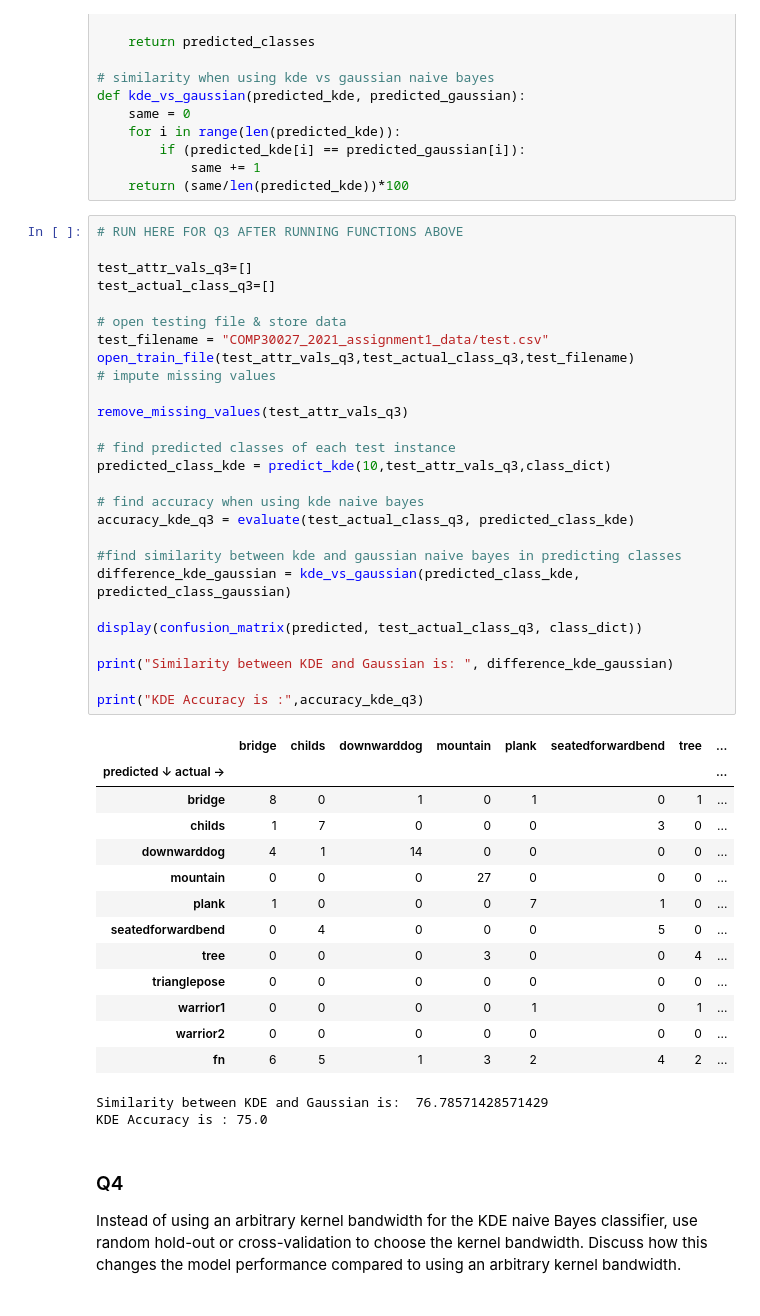
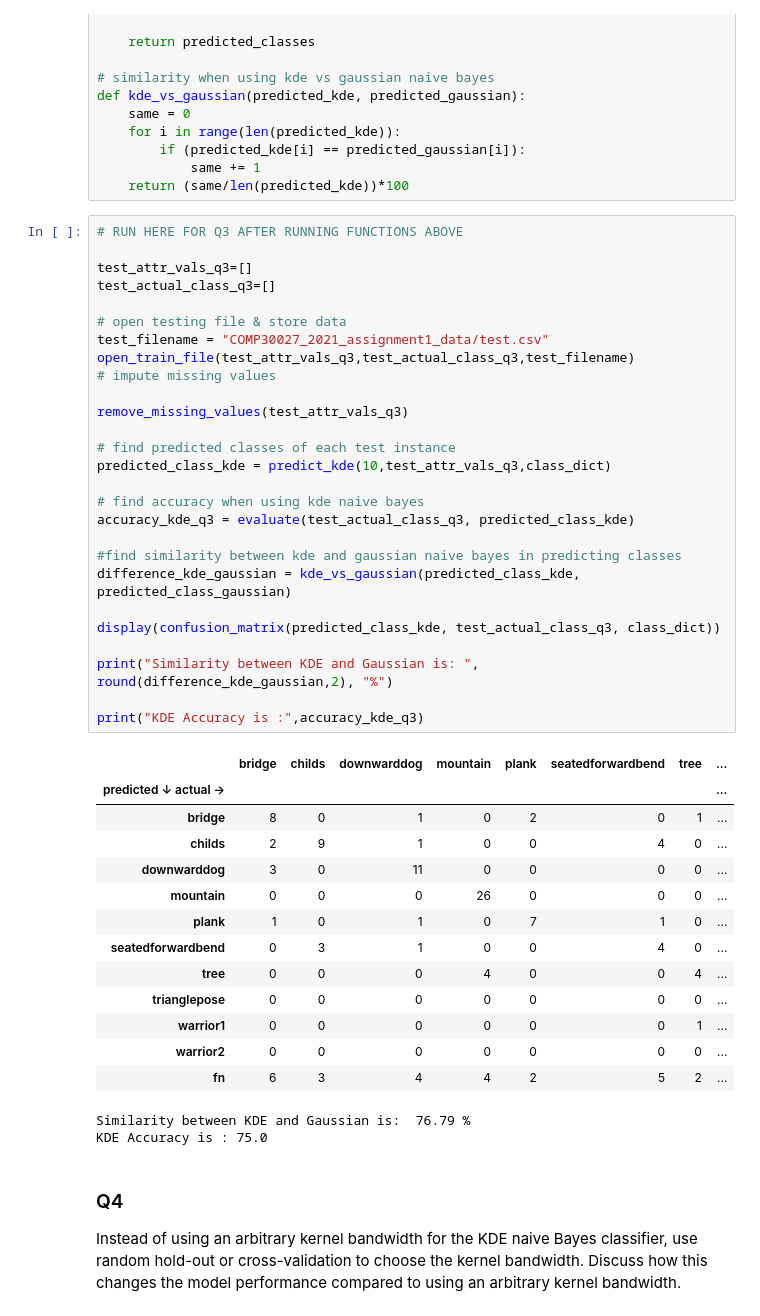
Before and after one commit to pbudiman/GaussianNaiveBayes, a Jupyter notebook: COMP30027_2021_assignment1_template.ipynb, the cells around one changed output. Drawn from its saved outputs; the diff is of its cells as text.

```diff
--- a/COMP30027_2021_assignment1_template.ipynb
+++ b/COMP30027_2021_assignment1_template.ipynb
@@ -470,45 +470,45 @@ def kde_vs_gaussian(predicted_kde, predicted_gaussian):
 # %%
 # RUN HERE FOR Q3 AFTER RUNNING FUNCTIONS ABOVE
 
 test_attr_vals_q3=[]
 test_actual_class_q3=[]
 
 # open testing file & store data
 test_filename = "COMP30027_2021_assignment1_data/test.csv"
 open_train_file(test_attr_vals_q3,test_actual_class_q3,test_filename)
 # impute missing values
 
 remove_missing_values(test_attr_vals_q3)
 
 # find predicted classes of each test instance
 predicted_class_kde = predict_kde(10,test_attr_vals_q3,class_dict)
 
 # find accuracy when using kde naive bayes
 accuracy_kde_q3 = evaluate(test_actual_class_q3, predicted_class_kde)
 
 #find similarity between kde and gaussian naive bayes in predicting classes
 difference_kde_gaussian = kde_vs_gaussian(predicted_class_kde, predicted_class_gaussian)
 
-display(confusion_matrix(predicted, test_actual_class_q3, class_dict))
+display(confusion_matrix(predicted_class_kde, test_actual_class_q3, class_dict))
 
-print("Similarity between KDE and Gaussian is: ", difference_kde_gaussian)
+print("Similarity between KDE and Gaussian is: ", round(difference_kde_gaussian,2), "%")
 
 print("KDE Accuracy is :",accuracy_kde_q3)
 # %% [output]
 |  | bridge | childs | downwarddog | mountain | plank | seatedforwardbend | tree | ... |
 | predicted ↓ actual → |  |  |  |  |  |  |  | ... |
-| bridge | 8 | 0 | 1 | 0 | 1 | 0 | 1 | ... |
-| childs | 1 | 7 | 0 | 0 | 0 | 3 | 0 | ... |
-| downwarddog | 4 | 1 | 14 | 0 | 0 | 0 | 0 | ... |
-| mountain | 0 | 0 | 0 | 27 | 0 | 0 | 0 | ... |
-| plank | 1 | 0 | 0 | 0 | 7 | 1 | 0 | ... |
-| seatedforwardbend | 0 | 4 | 0 | 0 | 0 | 5 | 0 | ... |
-| tree | 0 | 0 | 0 | 3 | 0 | 0 | 4 | ... |
+| bridge | 8 | 0 | 1 | 0 | 2 | 0 | 1 | ... |
+| childs | 2 | 9 | 1 | 0 | 0 | 4 | 0 | ... |
+| downwarddog | 3 | 0 | 11 | 0 | 0 | 0 | 0 | ... |
+| mountain | 0 | 0 | 0 | 26 | 0 | 0 | 0 | ... |
+| plank | 1 | 0 | 1 | 0 | 7 | 1 | 0 | ... |
+| seatedforwardbend | 0 | 3 | 1 | 0 | 0 | 4 | 0 | ... |
+| tree | 0 | 0 | 0 | 4 | 0 | 0 | 4 | ... |
 | trianglepose | 0 | 0 | 0 | 0 | 0 | 0 | 0 | ... |
-| warrior1 | 0 | 0 | 0 | 0 | 1 | 0 | 1 | ... |
+| warrior1 | 0 | 0 | 0 | 0 | 0 | 0 | 1 | ... |
 | warrior2 | 0 | 0 | 0 | 0 | 0 | 0 | 0 | ... |
-| fn | 6 | 5 | 1 | 3 | 2 | 4 | 2 | ... |
+| fn | 6 | 3 | 4 | 4 | 2 | 5 | 2 | ... |
-Similarity between KDE and Gaussian is:  76.78571428571429
+Similarity between KDE and Gaussian is:  76.79 %
 KDE Accuracy is : 75.0
 # %% [markdown]
 ### Q4
```
Also changed, not shown: parts of 3 cells of this notebook, 3 other files.
